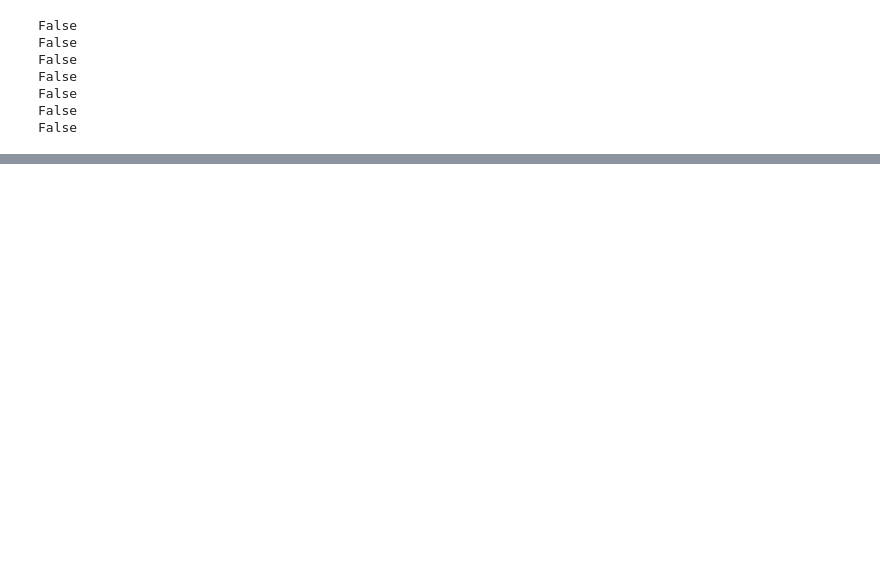
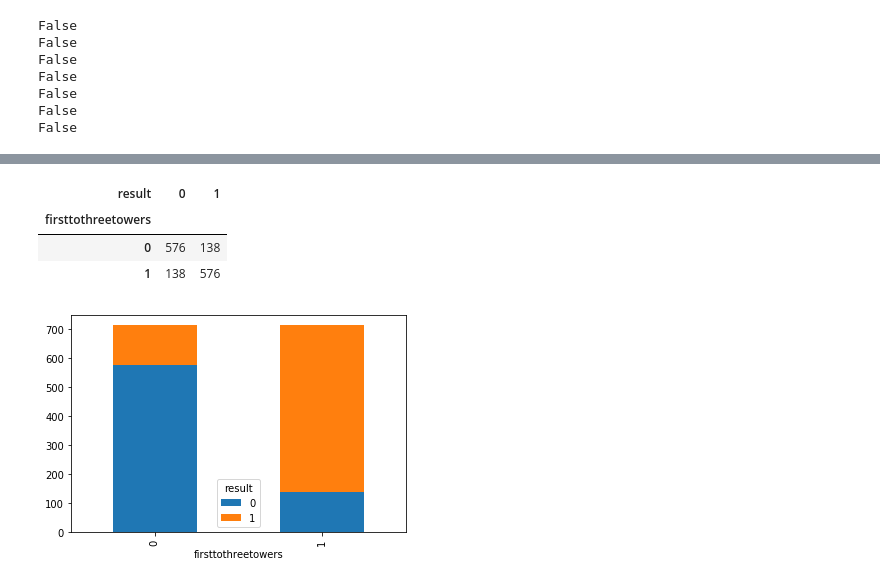
Before and after one commit to skredenmathias/DS-Unit-1-Build, a Jupyter notebook: Sprint_1_Build_Week.ipynb, the cells around one changed output, grey strips where cells are left out. Cells and saved outputs as stored; diff of their text form; code cells hidden in the pictures; blank space fills up the shorter version.

```diff
--- a/Sprint_1_Build_Week.ipynb
+++ b/Sprint_1_Build_Week.ipynb
@@ -161,0 +523,11 @@ for df in dfs:
+# %%
+pd.crosstab(worlds_2019['firsttothreetowers'], worlds_2019['result'])
+# %% [output]
+| result | 0 | 1 |
+| firsttothreetowers |  |  |
+| 0 | 576 | 138 |
+| 1 | 138 | 576 |
+# %%
+pd.crosstab(worlds_2019['firsttothreetowers'], worlds_2019['result']).plot(kind='bar', stacked='true'); # Strong correlation
+# %% [output]
+[figure, added]
```
Also changed, not shown: parts of 90 cells of this notebook.
